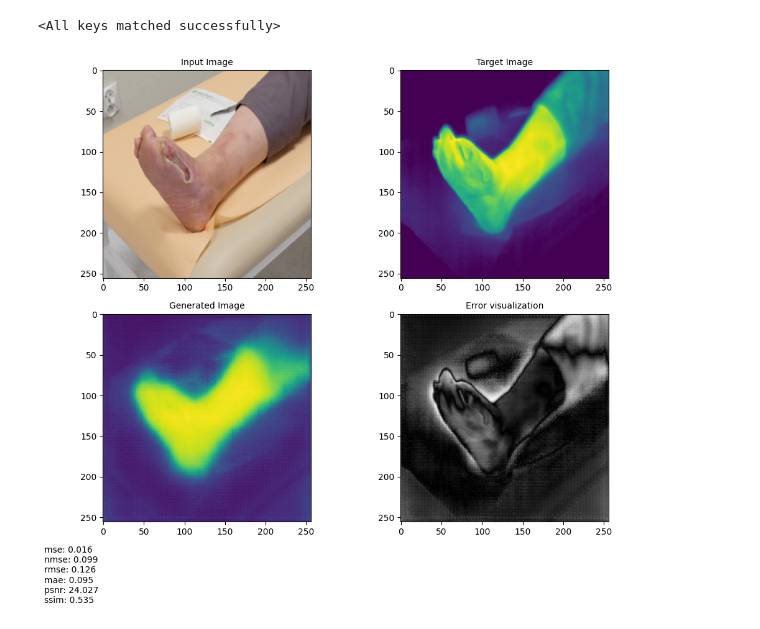
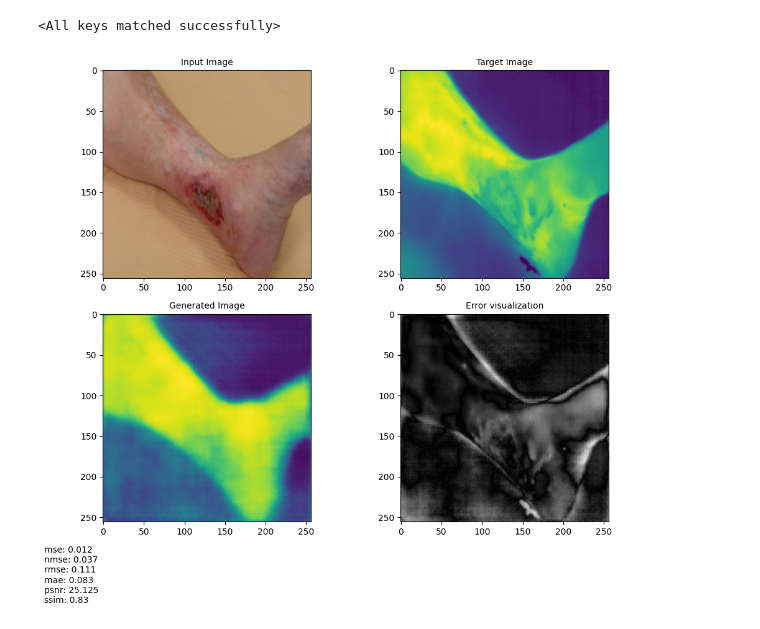
Before and after one commit to mikolajmusiol/SimulatingModalities-BSc, a Jupyter notebook: src/inference.ipynb, the cells around one changed output. Saved outputs shown, nothing was run; the diff lists cells and outputs as text; code cells hidden in the pictures.

```diff
--- a/src/inference.ipynb
+++ b/src/inference.ipynb
@@ -53,4 +47,4 @@ test2 = CustomDataset(X_val, y_val, transform=None)
 # %%
-X_test, y_test = loader.load(folds=5)
-test_dataset_2 = CustomDataset(X_test, y_test, transform=None)
+X_test, y_test = loader.load(folds=2)
+test_dataset_2 = CustomDataset(X_test, y_test, augment=False)
 # %%
@@ -62,6 +56,6 @@ model.load_state_dict(torch.load(f'C:\\Users\\OL4F\\Desktop\\Inzynierka\\Simulat
 # %% [output]
 <All keys matched successfully>
 # %%
-visualize_image(model.cuda(), test_dataset_2, image=5, metrics=True)
+visualize_image(model.cuda(), test_dataset_2, image=2, metrics=True)
 # %% [output]
-[figure, old version]
+[figure, new version]
```
Also changed, not shown: parts of 3 cells of this notebook, 3 other files.
